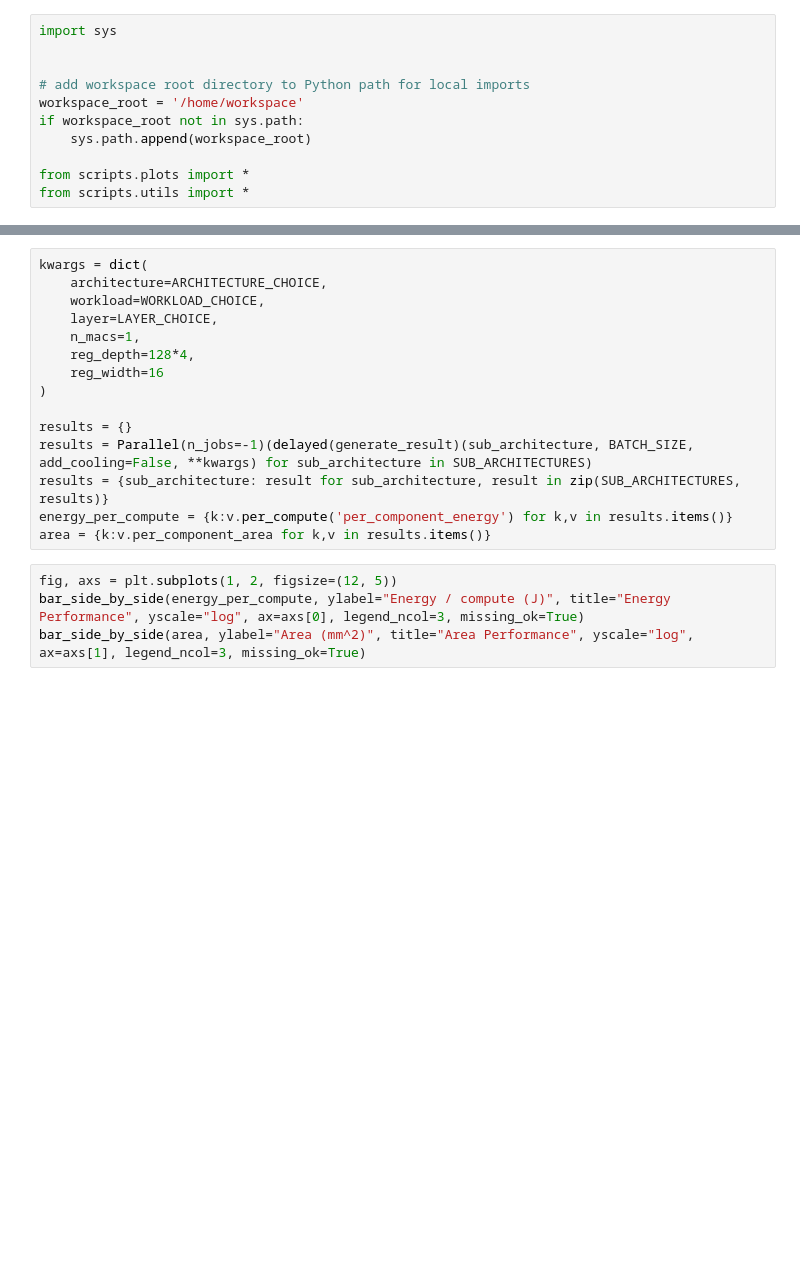
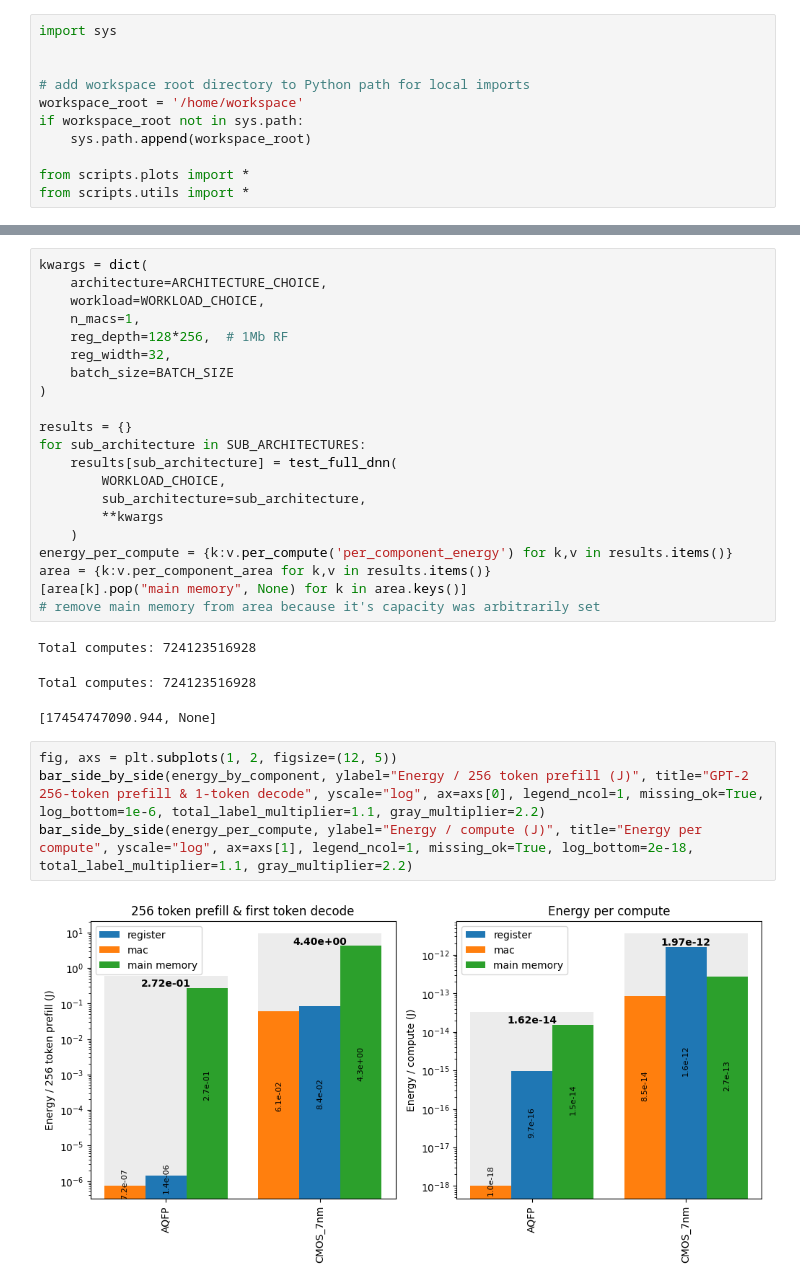
Before and after one commit to camronblackburn/superloop, a Jupyter notebook: workspace/examples/full_dnn.ipynb, the cells around one changed output, grey strips where cells are left out. Saved outputs shown, nothing was run; the diff lists cells and outputs as text; blank space fills up the shorter version.

```diff
--- a/workspace/examples/full_dnn.ipynb
+++ b/workspace/examples/full_dnn.ipynb
@@ -154,18 +110,30 @@ bar_side_by_side(area, ylabel="Area (mm^2)", title="Area Performance", yscale="l
 kwargs = dict(
     architecture=ARCHITECTURE_CHOICE,
     workload=WORKLOAD_CHOICE,
-    layer=LAYER_CHOICE,
     n_macs=1,
-    reg_depth=128*4,
-    reg_width=16
+    reg_depth=128*256,  # 1Mb RF
+    reg_width=32,
+    batch_size=BATCH_SIZE
 )
 
 results = {}
-results = Parallel(n_jobs=-1)(delayed(generate_result)(sub_architecture, BATCH_SIZE, add_cooling=False, **kwargs) for sub_architecture in SUB_ARCHITECTURES)
-results = {sub_architecture: result for sub_architecture, result in zip(SUB_ARCHITECTURES, results)}
+for sub_architecture in SUB_ARCHITECTURES:
+    results[sub_architecture] = test_full_dnn(
+        WORKLOAD_CHOICE,
+        sub_architecture=sub_architecture,
+        **kwargs
+    )
 energy_per_compute = {k:v.per_compute('per_component_energy') for k,v in results.items()}
 area = {k:v.per_component_area for k,v in results.items()}
+[area[k].pop("main memory", None) for k in area.keys()]
+# remove main memory from area because it's capacity was arbitrarily set
+# %% [output]
+Total computes: 724123516928
+Total computes: 724123516928
+[17454747090.944, None]
 # %%
 fig, axs = plt.subplots(1, 2, figsize=(12, 5))
-bar_side_by_side(energy_per_compute, ylabel="Energy / compute (J)", title="Energy Performance", yscale="log", ax=axs[0], legend_ncol=3, missing_ok=True)
-bar_side_by_side(area, ylabel="Area (mm^2)", title="Area Performance", yscale="log", ax=axs[1], legend_ncol=3, missing_ok=True)
+bar_side_by_side(energy_by_component, ylabel="Energy / 256 token prefill (J)", title="GPT-2 256-token prefill & 1-token decode", yscale="log", ax=axs[0], legend_ncol=1, missing_ok=True, log_bottom=1e-6, total_label_multiplier=1.1, gray_multiplier=2.2)
+bar_side_by_side(energy_per_compute, ylabel="Energy / compute (J)", title="Energy per compute", yscale="log", ax=axs[1], legend_ncol=1, missing_ok=True, log_bottom=2e-18, total_label_multiplier=1.1, gray_multiplier=2.2)
+# %% [output]
+[figure, added]
```
Also changed, not shown: parts of 16 cells of this notebook.
